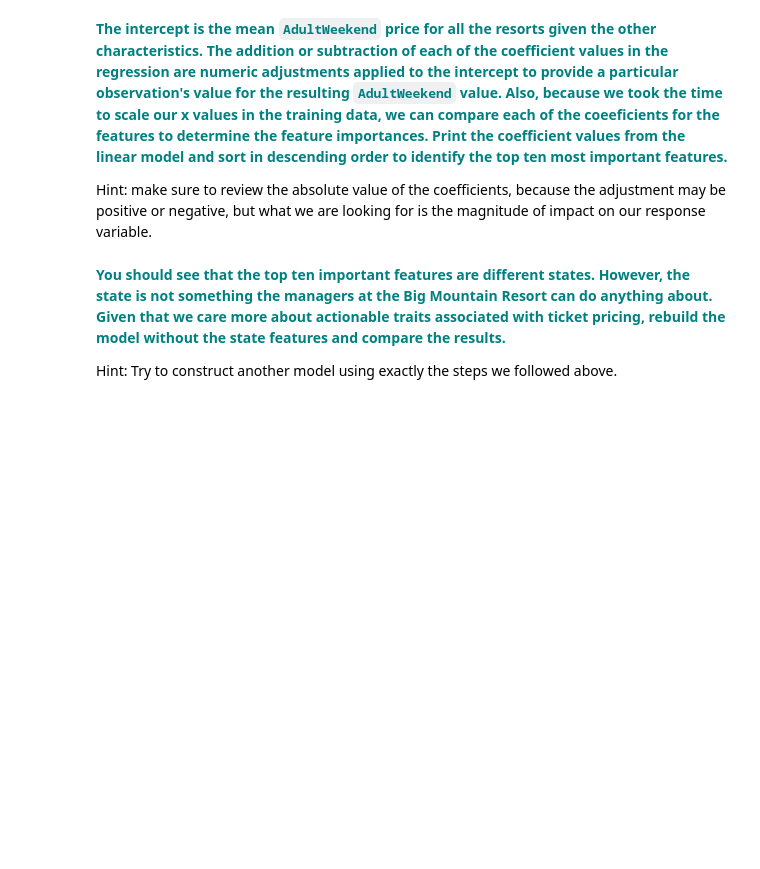
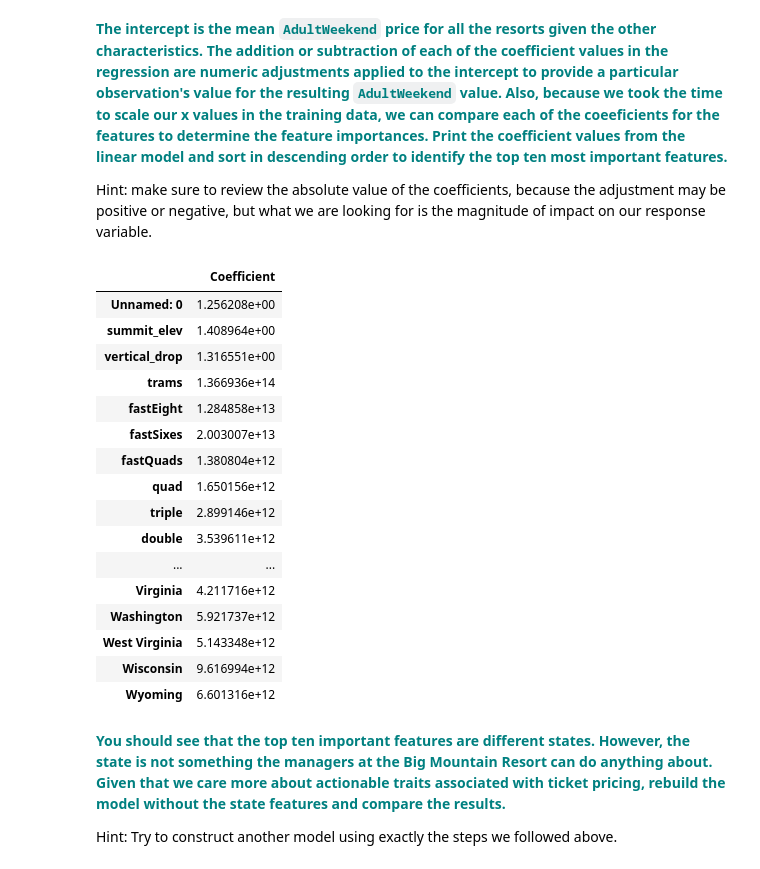
Before and after one commit to ElijahSeeley/Springboard, a Jupyter notebook: GuidedCapstoneStep4 and step5HL.ipynb, the cells around one changed output. Drawn from its saved outputs; the diff is of its cells as text; code cells hidden in the pictures; blank space fills up the shorter version.

```diff
--- a/GuidedCapstoneStep4 and step5HL.ipynb
+++ b/GuidedCapstoneStep4 and step5HL.ipynb
@@ -72,7 +72,9 @@ df
 | 174 | 329 | White Pine Ski Area | Wyoming | 9500 | 1100 | 0 | 0.0 | 0 | 0 | ... |
 175 rows × 27 columns
 # %%
-df = pd.concat([df.drop('state', axis=1), pd.get_dummies('state')], axis=1)
+dummy_state = pd.get_dummies(df['state'])
+
+df = pd.concat([df.drop('state', axis=1), dummy_state], axis=1)
 # %%
 df
 # %% [output]
@@ -192,6 +204,25 @@ Hint: make sure to review the absolute value of the coefficients, because the ad
 # %%
 # You might want to make a pandas DataFrame displaying the coefficients for each state like so:
 # pd.DataFrame(abs(lm.coef_), X.columns, columns=['Coefficient'])
+pd.DataFrame(abs(lm.coef_), X.columns, columns=['Coefficient'])
+# %% [output]
+|  | Coefficient |
+| Unnamed: 0 | 1.256208e+00 |
+| summit_elev | 1.408964e+00 |
+| vertical_drop | 1.316551e+00 |
+| trams | 1.366936e+14 |
+| fastEight | 1.284858e+13 |
+| fastSixes | 2.003007e+13 |
+| fastQuads | 1.380804e+12 |
+| quad | 1.650156e+12 |
+| triple | 2.899146e+12 |
+| double | 3.539611e+12 |
+| ... | ... |
+| Virginia | 4.211716e+12 |
+| Washington | 5.921737e+12 |
+| West Virginia | 5.143348e+12 |
+| Wisconsin | 9.616994e+12 |
+| Wyoming | 6.601316e+12 |
 # %% [markdown]
 **<font color='teal'>You should see that the top ten important features are different states. However, the state is not something the managers at the Big Mountain Resort can do anything about. Given that we care more about actionable traits associated with ticket pricing, rebuild the model without the state features and compare the results. </font>**
 
```
Also changed, not shown: parts of 6 cells of this notebook.
